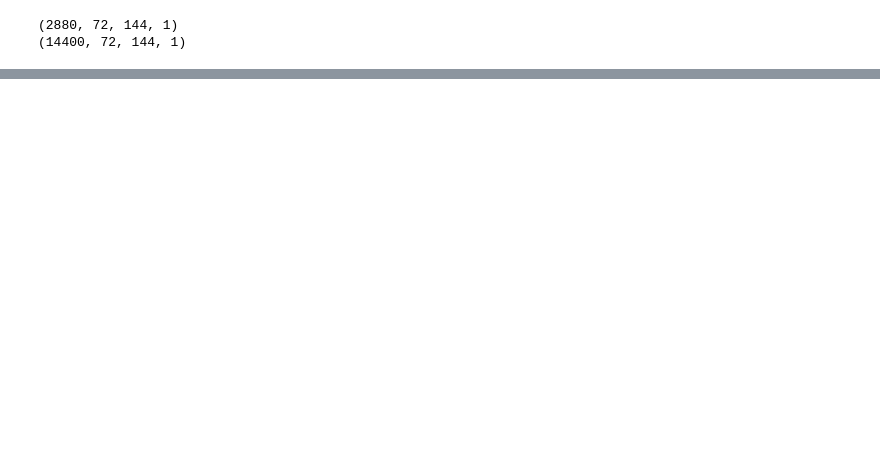
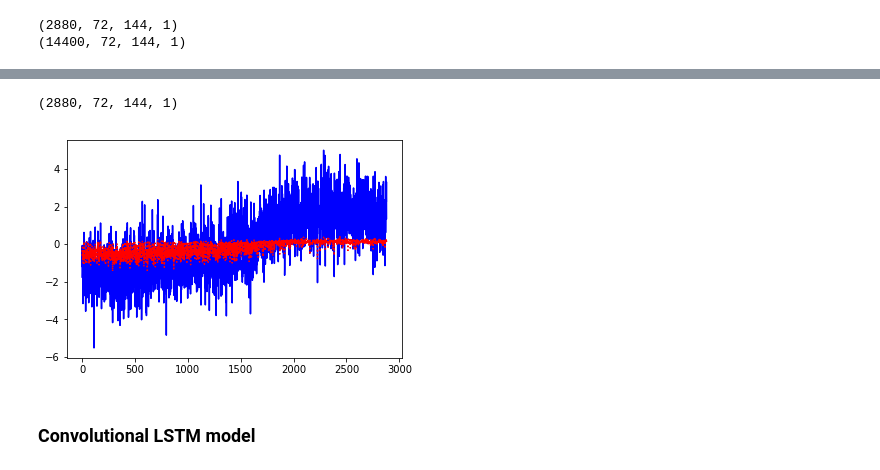
Before and after one commit to bgroenks96/cmip-embeddings, a Jupyter notebook: deep_embeddings.ipynb, the cells around one changed output, grey strips where cells are left out. Drawn from its saved outputs; the diff is of its cells as text; code cells hidden in the pictures; blank space fills up the shorter version.

```diff
--- a/deep_embeddings.ipynb
+++ b/deep_embeddings.ipynb
@@ -152,0 +152,12 @@ plt.show()
+# %%
+X_orig = X_ccsm4.to_array().values.reshape((2880,72,144,1))
+X_pred = conv_model.predict_on_batch(X_orig)
+print(X_pred.shape)
+plt.plot(range(X_orig.shape[0]), X_orig[:,0,0,0], c='blue')
+plt.plot(range(X_orig.shape[0]), X_pred[:,0,0,0], ':', c='red')
+plt.show()
+# %% [output]
+(2880, 72, 144, 1)
+[figure, added]
+# %% [markdown]
+### Convolutional LSTM model
```
Also changed, not shown: parts of 11 cells of this notebook.
